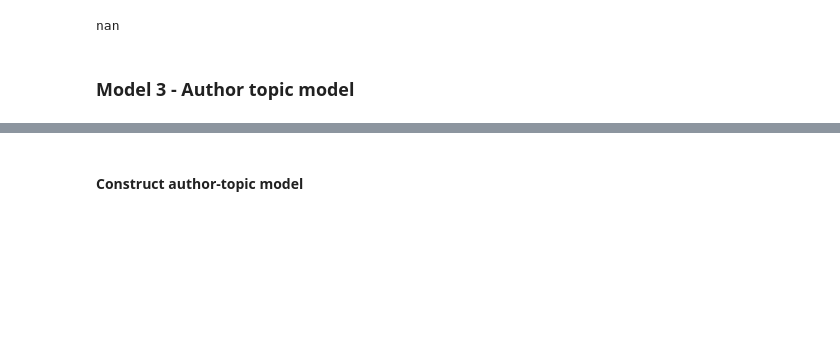
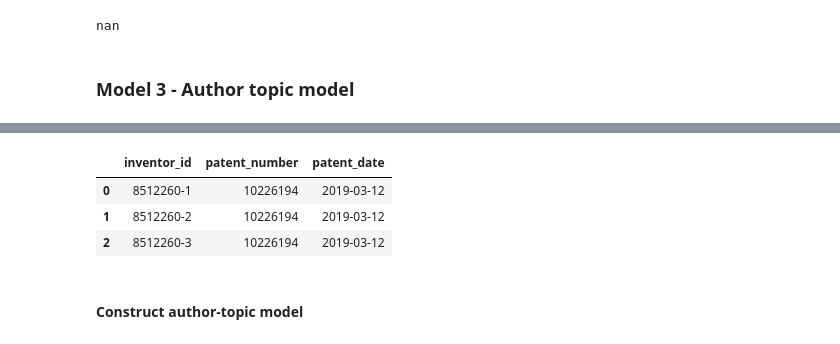
Before and after one commit to glmack/techniche, a Jupyter notebook: model_selection/topic_model.ipynb, the cells around one changed output, grey strips where cells are left out. Cells and saved outputs as stored; diff of their text form; code cells hidden in the pictures; blank space fills up the shorter version.

```diff
--- a/model_selection/topic_model.ipynb
+++ b/model_selection/topic_model.ipynb
@@ -56,7 +56,7 @@ np.random.seed(3)
 # %%
 %%capture
 # acquire dataset of ML patents by making api call from PatentsView API
-data = get_ml_patents()
+raw_data = get_ml_patents()
 # %% [markdown]
 ### Structure data
 # %%
@@ -272,0 +277,11 @@ df_inventors.head(3)
+# %%
+# construct inventor-to-doc mapping as df from nested inventors column in json api response
+df_inventors = json_normalize(raw_data, record_path=['inventors'], meta=['patent_number', 'patent_date'])
+df_inventors = df_inventors[['inventor_id', 'patent_number', 'patent_date']]
+df_inventors.sort_values(by=['patent_date'])
+df_inventors.head(3)
+# %% [output]
+|  | inventor_id | patent_number | patent_date |
+| 0 | 8512260-1 | 10226194 | 2019-03-12 |
+| 1 | 8512260-2 | 10226194 | 2019-03-12 |
+| 2 | 8512260-3 | 10226194 | 2019-03-12 |
```
Also changed, not shown: parts of 8 cells of this notebook.
